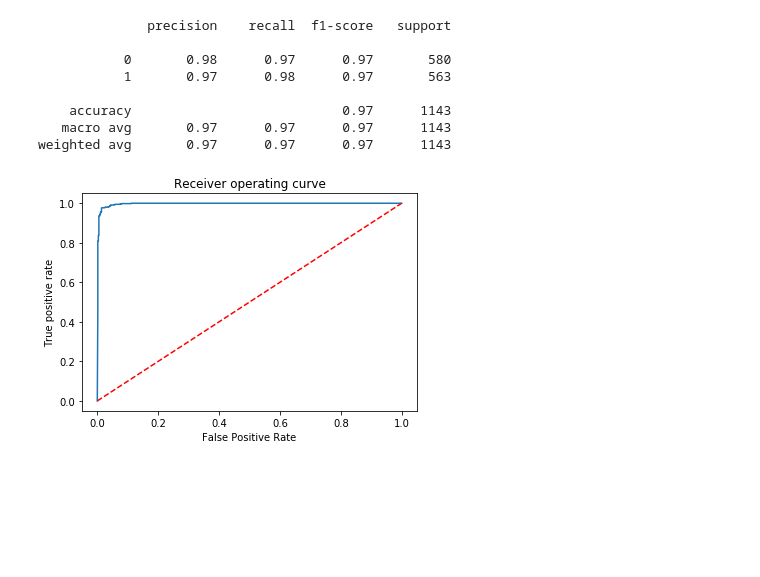
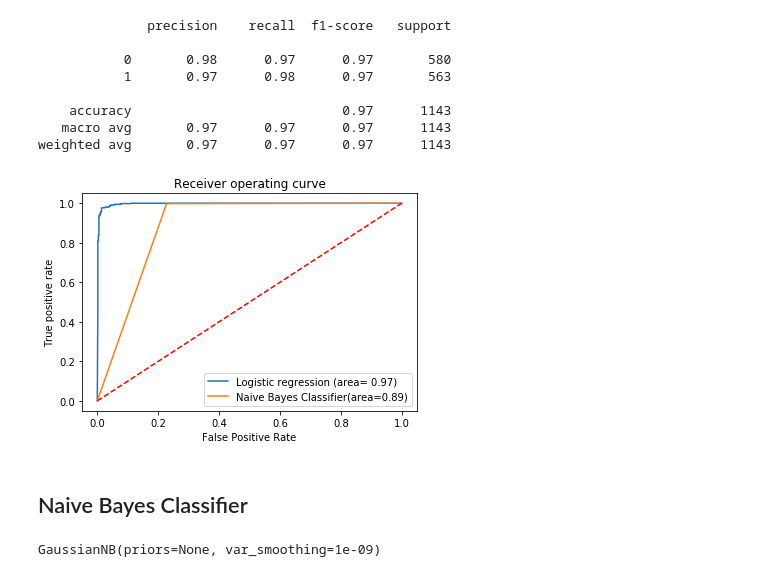
Before and after one commit to paigedilmore/modeling, a Jupyter notebook: Internet Ad Classification.ipynb, the cells around one changed output. Saved outputs shown, nothing was run; the diff lists cells and outputs as text; code cells hidden in the pictures; blank space fills up the shorter version.

Commit message:
naive bayes

```diff
--- a/Internet Ad Classification.ipynb
+++ b/Internet Ad Classification.ipynb
@@ -220,13 +222,19 @@ weighted avg       0.97      0.97      0.97      1143
 from sklearn.metrics import roc_auc_score, roc_curve
 # %%
 logreg_roc = roc_auc_score(y_test, logreg.predict(x_test))
+nb_roc = roc_auc_score(y_test_nb,model.predict(x_test_nb))
+fpr2, tpr2, thresholds2 = roc_curve(y_test_nb, model.predict_proba(x_test_nb)[:,1])
 fpr, tpr, thresholds = roc_curve(y_test, logreg.predict_proba(x_test)[:,1])
 plt.figure()
 
-plt.plot(fpr,tpr, label='Logistic regression' % logreg_roc)
+plt.plot(fpr,tpr, label='Logistic regression (area= %0.2f)' % logreg_roc)
+plt.plot(fpr2,tpr2, label = 'Naive Bayes Classifier(area=%0.2f)' % nb_roc)
 plt.plot([0, 1], [0, 1],'r--')
 plt.xlabel('False Positive Rate')
 plt.ylabel("True positive rate")
-plt.title("Receiver operating curve");
+plt.title("Receiver operating curve")
+plt.legend(loc='best');
 # %% [output]
-[figure, old version]
+[figure, new version]
+# %% [markdown]
+## Naive Bayes Classifier
@@ -232,0 +244,5 @@ plt.title("Receiver operating curve");
+# %%
+# training
+model.fit(x_train, y_train)
+# %% [output]
+GaussianNB(priors=None, var_smoothing=1e-09)
```
Also changed, not shown: parts of 7 cells of this notebook.
